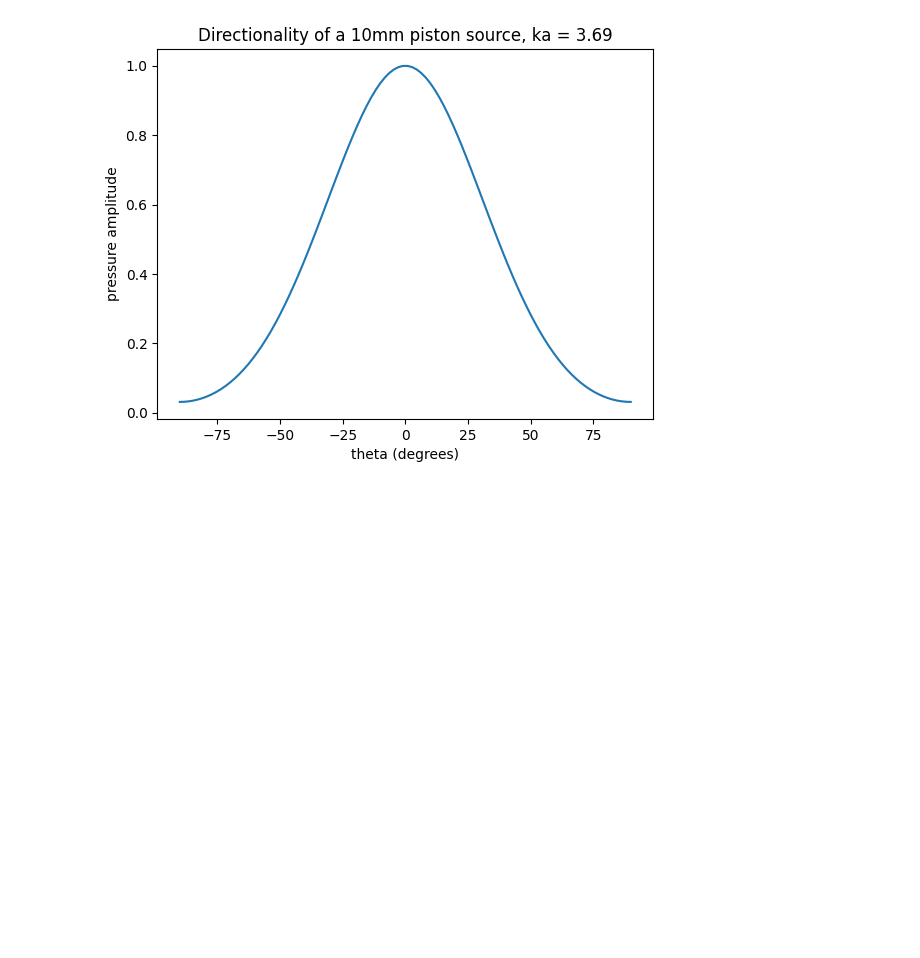
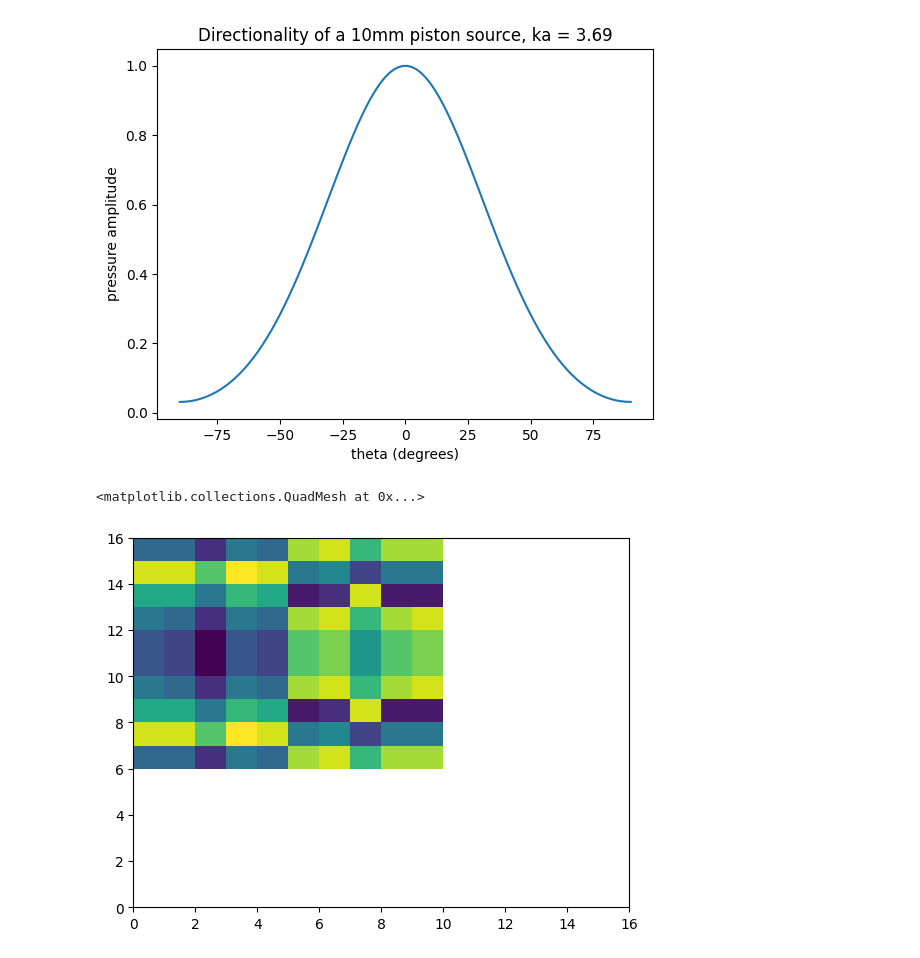
Before and after one commit to ultrasonic-homies/ultrasonic-holography, a Jupyter notebook: acoustic_sim/notebooks/hat.ipynb, the cells around one changed output. Saved outputs shown, nothing was run; the diff lists cells and outputs as text; code cells hidden in the pictures; blank space fills up the shorter version.

```diff
--- a/acoustic_sim/notebooks/hat.ipynb
+++ b/acoustic_sim/notebooks/hat.ipynb
@@ -145,3 +145,15 @@ plt.title(f"Directionality of a 10mm piston source, ka = {k * a:.3}")
 # %% [output]
 Text(0.5, 1.0, 'Directionality of a 10mm piston source, ka = 3.69')
 [figure]
+# %%
+import hat
+phases = hat.run_hat([[0.025, 0.05, 0.1], [0.075, 0.05, 0.1]], phase_res=16)
+# %%
+import matplotlib.pyplot as plt
+import numpy as np
+EMITTERS_ORDER = [0, 7, 1, 2, 64, 71, 65, 66, 128, 135, 129, 130, 192, 199, 193, 194, 4, 3, 6, 5, 68, 67, 70, 69, 132, 131, 134, 133, 196, 195, 198, 197, 8, 15, 9, 10, 72, 79, 73, 74, 136, 143, 137, 138, 200, 207, 201, 202, 12, 11, 14, 13, 76, 75, 78, 77, 140, 139, 142, 141, 204, 203, 206, 205, 16, 23, 17, 18, 80, 87, 81, 82, 144, 151, 145, 146, 208, 215, 209, 210, 20, 19, 22, 21, 84, 83, 86, 85, 148, 147, 150, 149, 212, 211, 214, 213, 24, 31, 25, 26, 88, 95, 89, 90, 152, 159, 153, 154, 216, 223, 217, 218, 28, 27, 30, 29, 92, 91, 94, 93, 156, 155, 158, 157, 220, 219, 222, 221, 32, 39, 33, 34, 96, 103, 97, 98, 160, 167, 161, 162, 224, 231, 225, 226, 36, 35, 38, 37, 100, 99, 102, 101, 164, 163, 166, 165, 228, 227, 230, 229, 40, 47, 41, 42, 104, 111, 105, 106, 168, 175, 169, 170, 232, 239, 233, 234, 44, 43, 46, 45, 108, 107, 110, 109, 172, 171, 174, 173, 236, 235, 238, 237, 48, 55, 49, 50, 112, 119, 113, 114, 176, 183, 177, 178, 240, 247, 241, 242, 52, 51, 54, 53, 116, 115, 118, 117, 180, 179, 182, 181, 244, 243, 246, 245, 56, 63, 57, 58, 120, 127, 121, 122, 184, 191, 185, 186, 248, 255, 249, 250, 60, 59, 62, 61, 124, 123, 126, 125, 188, 187, 190, 189, 252, 251, 254, 253]
+phases_fix = np.pad(phases, [(6, 0), (0, 6)], constant_values=np.NaN)
+plt.pcolormesh(np.angle(phases_fix))
+# %% [output]
+<matplotlib.collections.QuadMesh at 0x...>
+[figure, added]
```
Also changed, not shown: parts of 3 cells of this notebook, 3 other files.
